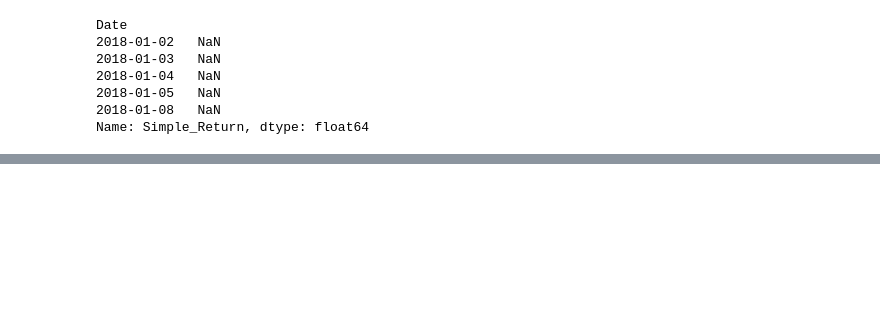
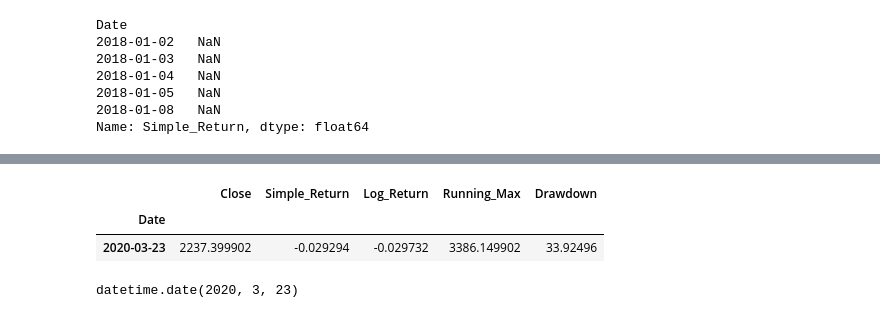
Before and after one commit to AlexisGimar/market-returns-volatility-analysis, a Jupyter notebook: notebooks/market-returns-volatility.ipynb, the cells around one changed output, grey strips where cells are left out. Cells and saved outputs as stored; diff of their text form; code cells hidden in the pictures; blank space fills up the shorter version.

```diff
--- a/notebooks/market-returns-volatility.ipynb
+++ b/notebooks/market-returns-volatility.ipynb
@@ -243,0 +257,4 @@ annual_simplereturn_rw_std_graph.update_yaxes(title_text='Volatility')
+# %%
+df_close['Running_Max']=df_close['Close'].cummax()
+df_close['Drawdown']=(1-(df_close['Close'] / df_close['Running_Max']))*100
+Maximum_Drawdown=df_close['Drawdown'].max()
@@ -243,0 +265,10 @@ annual_simplereturn_rw_std_graph.update_yaxes(title_text='Volatility')
+# %%
+df_close[df_close['Drawdown'] == Maximum_Drawdown]
+# %% [output]
+|  | Close | Simple_Return | Log_Return | Running_Max | Drawdown |
+| Date |  |  |  |  |  |
+| 2020-03-23 | 2237.399902 | -0.029294 | -0.029732 | 3386.149902 | 33.92496 |
+# %%
+df_close['Drawdown'].idxmax().date()
+# %% [output]
+datetime.date(2020, 3, 23)
```
Also changed, not shown: parts of 9 cells of this notebook.
